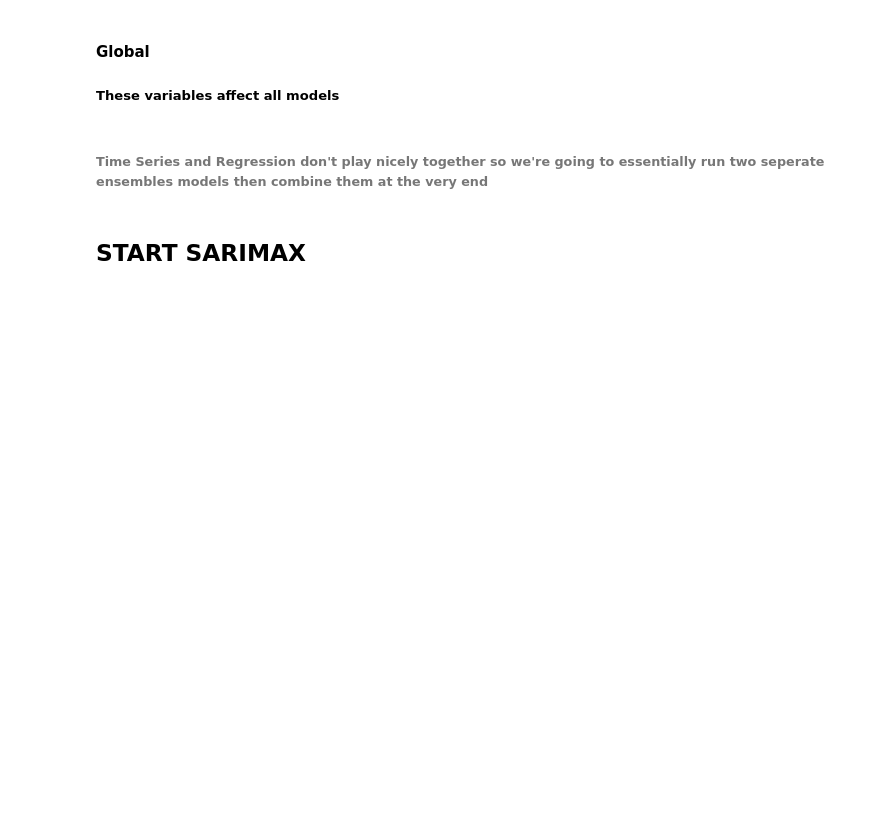
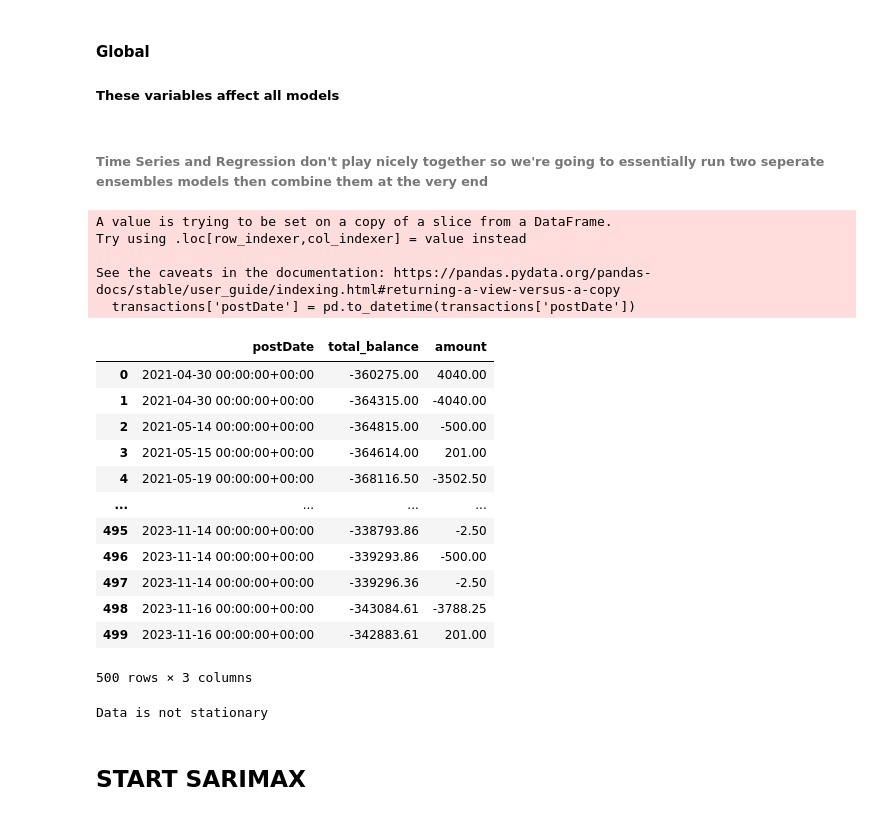
Before and after one commit to DataBytes-Organisation/Neo_Dolfin, a Jupyter notebook: neo_dolfin/ai/savings/main_model_notebook.ipynb, the cells around one changed output. Cells and saved outputs as stored; diff of their text form; code cells hidden in the pictures; blank space fills up the shorter version.

Commit message:
New total_balance variable
Code updates to align with new available transaction data

Signed-off-by: jack-gen <150417098+jack-gen@users.noreply.github.com>

```diff
--- a/neo_dolfin/ai/savings/main_model_notebook.ipynb
+++ b/neo_dolfin/ai/savings/main_model_notebook.ipynb
@@ -20,43 +20,64 @@ predictorColumn = "balance"
 # %%
 # import transaction data
 def read_transaction_by_Q(q):
-    file_name = 'Transactions_2022' + q + '.csv'
-    transactions = pd.read_csv(file_name)
+    transactions = pd.read_csv(q+'.csv')
     transactions = transactions.sort_values(by="postDate")
     # reset the index
     transactions = transactions.reset_index(drop=True)
     return transactions
 # %%
 # ADDING NEW TOTAL BALANCE COLUMN
-def process_transactions(transactions):
-    # get initial balance with the first 'balance' value
+def process_transactions(transactions, columns_to_keep):
+
+    # Get initial balance with the first 'balance' value
     initial_balance = transactions.at[0, 'balance']
-    # iterate through each row in transactions
+    # Set the 'total_balance' of the first row to be the initial balance
+    transactions.at[0, 'total_balance'] = initial_balance
+    # Iterate through each row in transactions starting from the second row (index 1)
     for index, row in transactions.iterrows():
+        if index == 0:
+            continue  # Skip the first row since we already set the initial balance
         amount = row['amount']
         # calculate the running balance across all accounts
         initial_balance += amount
         # update the 'total_balance' column
         transactions.at[index, 'total_balance'] = initial_balance
 
     # Insert the 'total_balance' column at the specified position
     transactions.insert(7, 'total_balance', transactions.pop('total_balance'))
 
-    #Data cleaning
-    #Drop unnecessary
-    colsToKeep = ['amount', 'total_balance', 'postDate', 'subClass.title']
-    #
-    #df_timeseries = transactions.filter(colsToKeep)
+    #Drop unnecessary cols
+    transactions = transactions[['amount', 'total_balance', 'postDate']]
 
-    #Keep the category
-    #df_timeseries = pd.get_dummies(df_timeseries, columns=['subClass.title'])
-    # Check if 'postDate' column is already in datetime format
     try:
         transactions['postDate'] = pd.to_datetime(transactions['postDate'])
-        return transactions[colsToKeep]
+        # Set the 'postDate' column as the index
+        return transactions[columns_to_keep]
     except ValueError:
         print("Error: 'postDate' column could not be converted to datetime format.")
         return None
+
+transactions = process_transactions(read_transaction_by_Q('user1'), ['postDate', 'total_balance', 'amount'])
+transactions
+# %% [output]
+A value is trying to be set on a copy of a slice from a DataFrame.
+Try using .loc[row_indexer,col_indexer] = value instead
+
+See the caveats in the documentation: https://pandas.pydata.org/pandas-docs/stable/user_guide/indexing.html#returning-a-view-versus-a-copy
+  transactions['postDate'] = pd.to_datetime(transactions['postDate'])
+|  | postDate | total_balance | amount |
+| 0 | 2021-04-30 00:00:00+00:00 | -360275.00 | 4040.00 |
+| 1 | 2021-04-30 00:00:00+00:00 | -364315.00 | -4040.00 |
+| 2 | 2021-05-14 00:00:00+00:00 | -364815.00 | -500.00 |
+| 3 | 2021-05-15 00:00:00+00:00 | -364614.00 | 201.00 |
+| 4 | 2021-05-19 00:00:00+00:00 | -368116.50 | -3502.50 |
+| ... | ... | ... | ... |
+| 495 | 2023-11-14 00:00:00+00:00 | -338793.86 | -2.50 |
+| 496 | 2023-11-14 00:00:00+00:00 | -339293.86 | -500.00 |
+| 497 | 2023-11-14 00:00:00+00:00 | -339296.36 | -2.50 |
+| 498 | 2023-11-16 00:00:00+00:00 | -343084.61 | -3788.25 |
+| 499 | 2023-11-16 00:00:00+00:00 | -342883.61 | 201.00 |
+500 rows × 3 columns
 # %%
 from scipy import stats
 def group_data(transactions, option = 1 ): # Set the 'postDate' column as the index
@@ -116,6 +137,10 @@ def ad_test(dataset):
         print("Data is not stationary") #if p>0.05; Data is not stationary
      else:
         print("Data is stationary")
+# %%
+ad_test(transactions['total_balance'])
+# %% [output]
+Data is not stationary
 # %%
 #Read Q data
 def read_process_Q_data(Q, plot, option):
```
Also changed, not shown: parts of 5 cells of this notebook.
